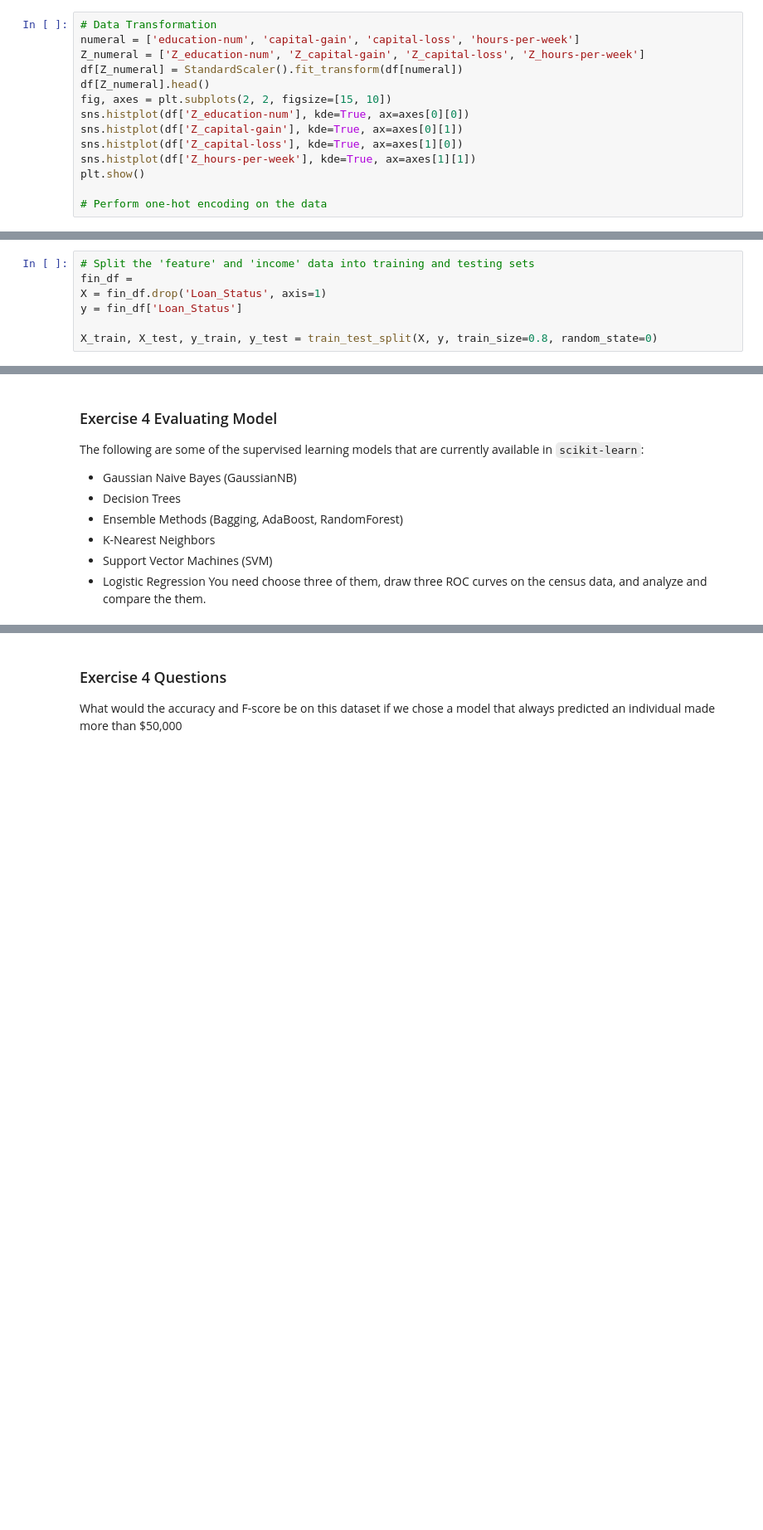
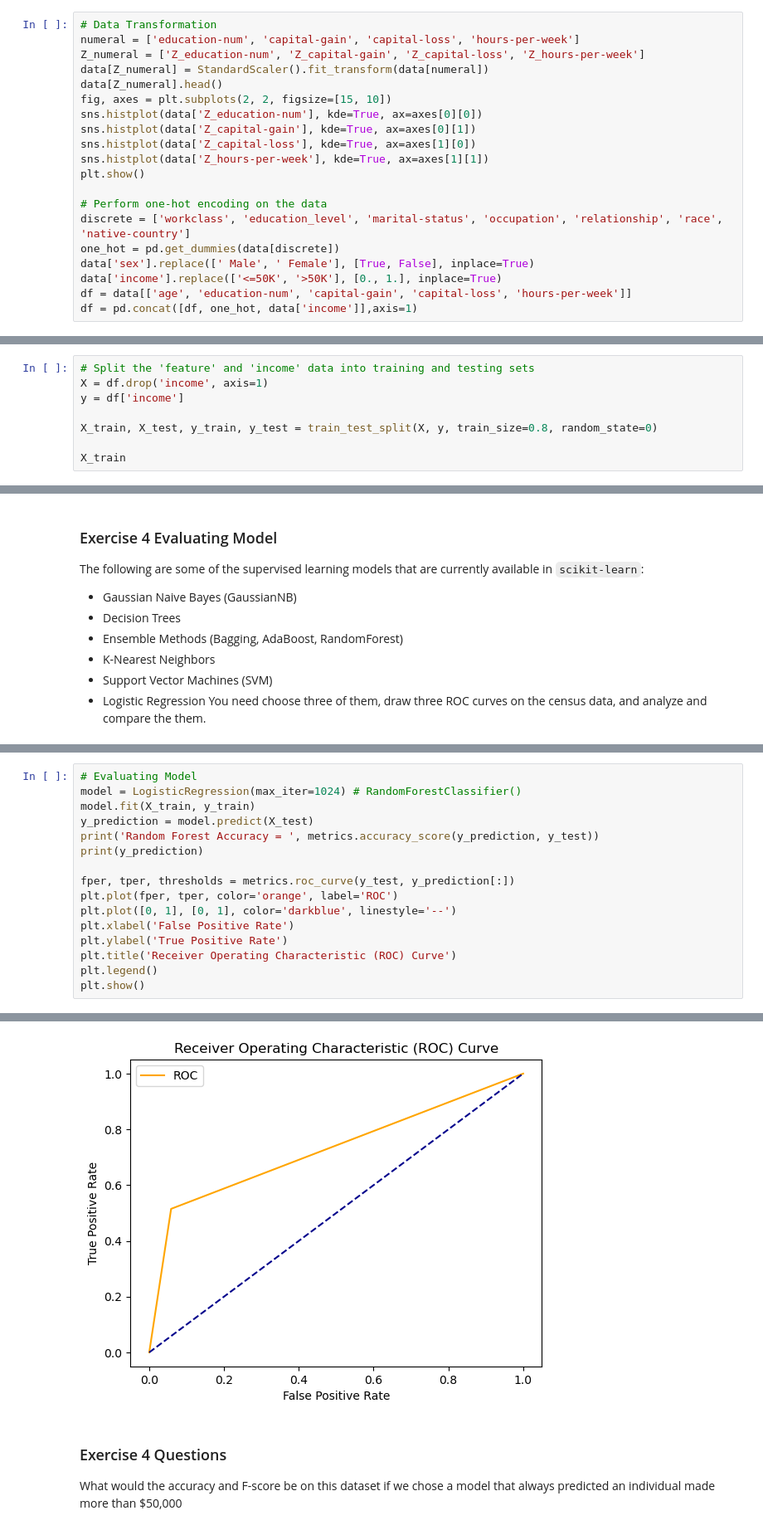
Before and after one commit to Artanisax/CS329-2023Fall, a Jupyter notebook: Lab02/Lab02_Assignment_Template.ipynb, the cells around one changed output, grey strips where cells are left out. Shown at 83% size. Cells and saved outputs as stored; diff of their text form; blank space fills up the shorter version.

```diff
--- a/Lab02/Lab02_Assignment_Template.ipynb
+++ b/Lab02/Lab02_Assignment_Template.ipynb
@@ -89,24 +92,31 @@ data[(data['Z_gain'] < -3) | (data['Z_gain'] > 3) |
 # Data Transformation
 numeral = ['education-num', 'capital-gain', 'capital-loss', 'hours-per-week']
 Z_numeral = ['Z_education-num', 'Z_capital-gain', 'Z_capital-loss', 'Z_hours-per-week']
-df[Z_numeral] = StandardScaler().fit_transform(df[numeral])
-df[Z_numeral].head()
+data[Z_numeral] = StandardScaler().fit_transform(data[numeral])
+data[Z_numeral].head()
 fig, axes = plt.subplots(2, 2, figsize=[15, 10])
-sns.histplot(df['Z_education-num'], kde=True, ax=axes[0][0])
-sns.histplot(df['Z_capital-gain'], kde=True, ax=axes[0][1])
-sns.histplot(df['Z_capital-loss'], kde=True, ax=axes[1][0])
-sns.histplot(df['Z_hours-per-week'], kde=True, ax=axes[1][1])
+sns.histplot(data['Z_education-num'], kde=True, ax=axes[0][0])
+sns.histplot(data['Z_capital-gain'], kde=True, ax=axes[0][1])
+sns.histplot(data['Z_capital-loss'], kde=True, ax=axes[1][0])
+sns.histplot(data['Z_hours-per-week'], kde=True, ax=axes[1][1])
 plt.show()
 
 # Perform one-hot encoding on the data
+discrete = ['workclass', 'education_level', 'marital-status', 'occupation', 'relationship', 'race', 'native-country']
+one_hot = pd.get_dummies(data[discrete])
+data['sex'].replace([' Male', ' Female'], [True, False], inplace=True)
+data['income'].replace(['<=50K', '>50K'], [0., 1.], inplace=True)
+df = data[['age', 'education-num', 'capital-gain', 'capital-loss', 'hours-per-week']]
+df = pd.concat([df, one_hot, data['income']],axis=1)
 # %% [output]
 [figure]
 # %% [markdown]
 ### Exercise 3 Shuffle and Split Data
 # %%
 # Split the 'feature' and 'income' data into training and testing sets
-fin_df =
-X = fin_df.drop('Loan_Status', axis=1)
-y = fin_df['Loan_Status']
+X = df.drop('income', axis=1)
+y = df['income']
 
 X_train, X_test, y_train, y_test = train_test_split(X, y, train_size=0.8, random_state=0)
+
+X_train
@@ -124,0 +147,17 @@ You need choose three of them, draw three ROC curves on the census data, and ana
+# %%
+# Evaluating Model
+model = LogisticRegression(max_iter=1024) # RandomForestClassifier()
+model.fit(X_train, y_train)
+y_prediction = model.predict(X_test)
+print('Random Forest Accuracy = ', metrics.accuracy_score(y_prediction, y_test))
+print(y_prediction)
+
+fper, tper, thresholds = metrics.roc_curve(y_test, y_prediction[:])
+plt.plot(fper, tper, color='orange', label='ROC')
+plt.plot([0, 1], [0, 1], color='darkblue', linestyle='--')
+plt.xlabel('False Positive Rate')
+plt.ylabel('True Positive Rate')
+plt.title('Receiver Operating Characteristic (ROC) Curve')
+plt.legend()
+plt.show()
+# %% [output]
@@ -125,3 +173,4 @@ You need choose three of them, draw three ROC curves on the census data, and ana
+[figure, added]
 # %% [markdown]
 ### Exercise 4 Questions
 What would the accuracy and F-score be on this dataset if we chose a model that always predicted an individual made more than $50,000
```
Also changed, not shown: parts of 6 cells of this notebook.
